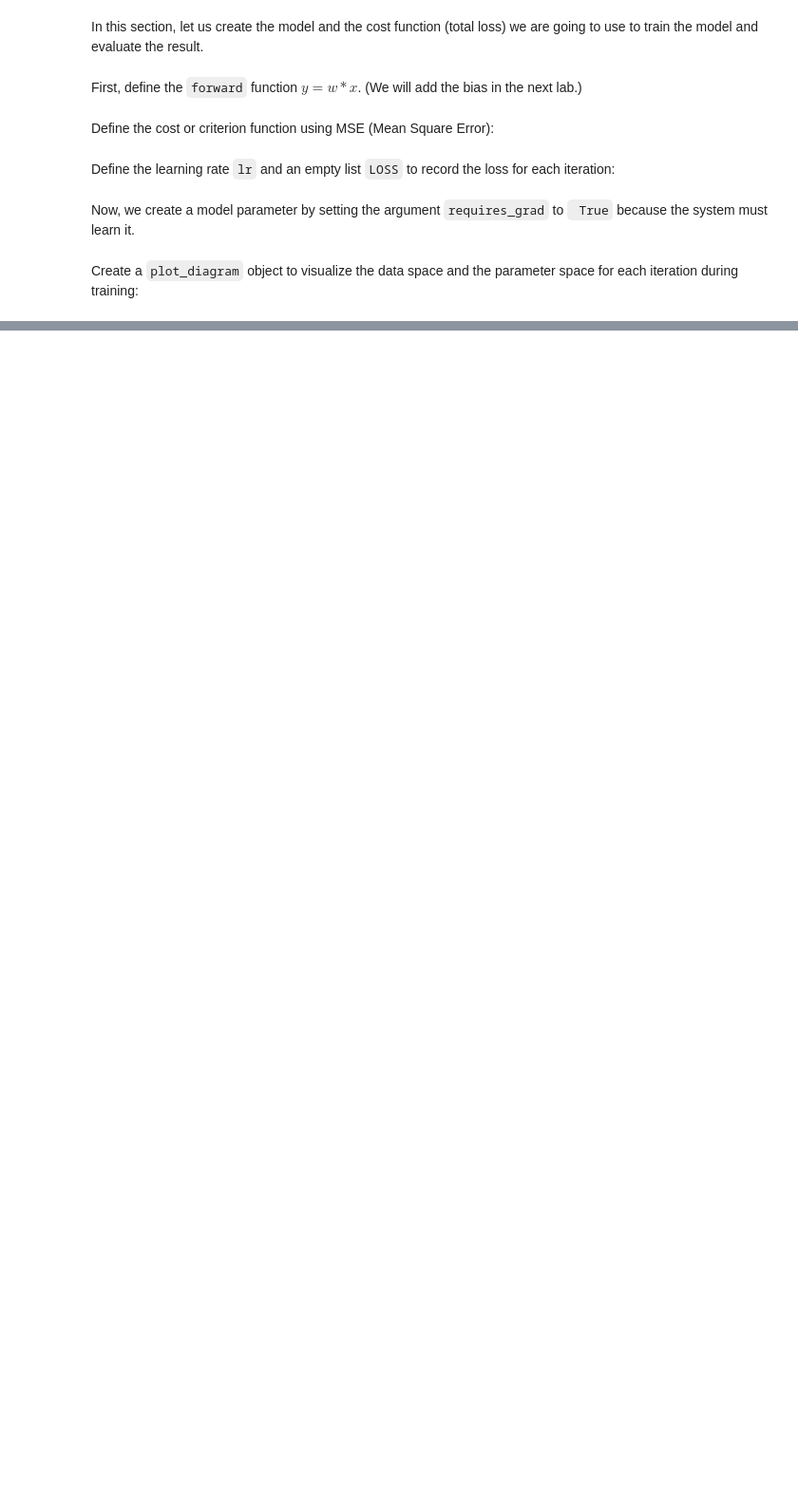
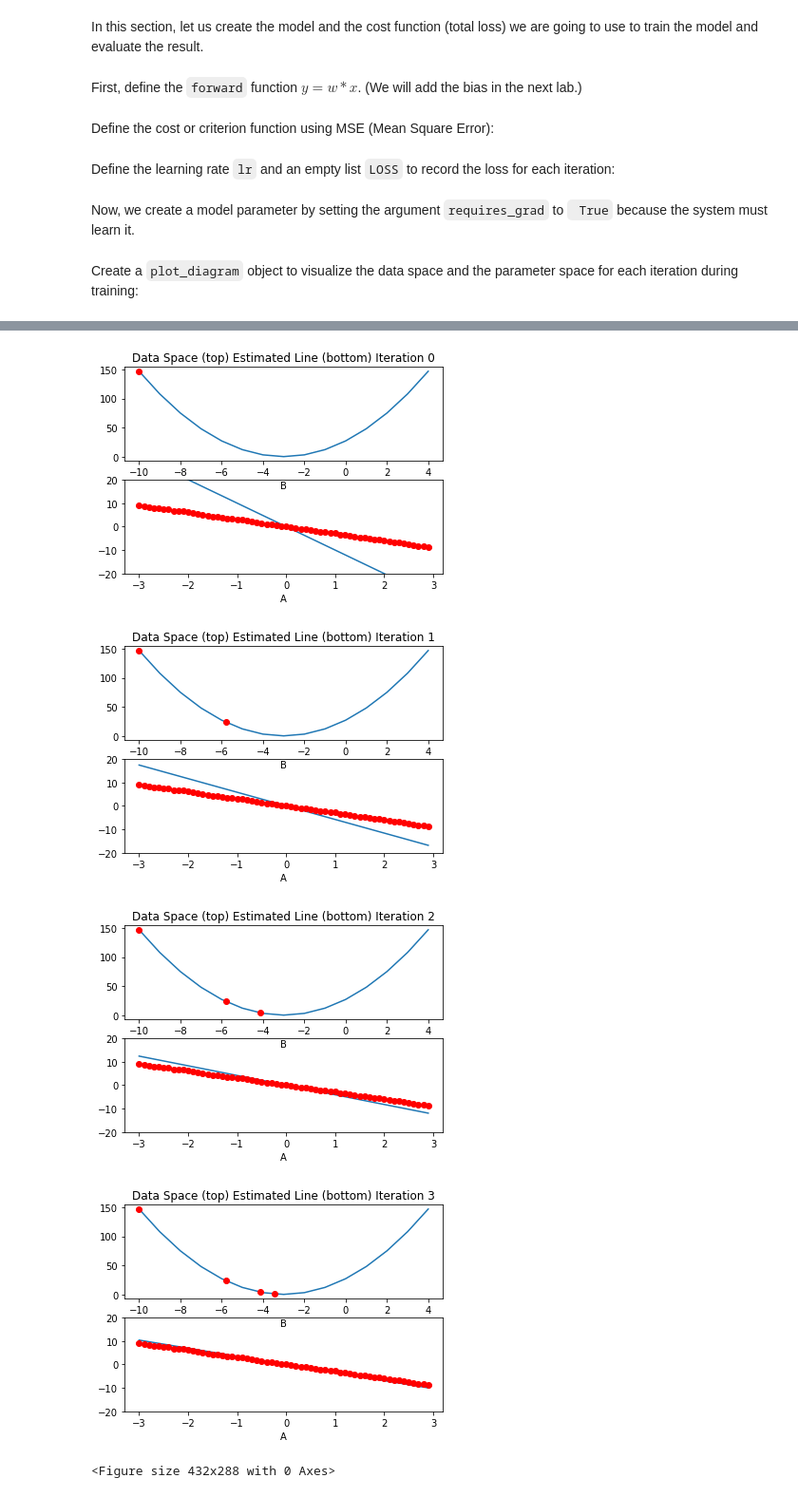
Before and after one commit to illumi91/PyTorch_Linear_regression, a Jupyter notebook: PyTorch_Linear_regression.ipynb, the cells around one changed output, grey strips where cells are left out. Shown at 95% size. Saved outputs shown, nothing was run; the diff lists cells and outputs as text; code cells hidden in the pictures; blank space fills up the shorter version.

Commit message:
train model

```diff
--- a/PyTorch_Linear_regression.ipynb
+++ b/PyTorch_Linear_regression.ipynb
@@ -363,0 +368,26 @@ gradient_plot = plot_diagram(X, Y, w, stop = 5)
+# %%
+# Define a function for train the model
+
+def train_model(iter):
+    for epoch in range (iter):
+
+        # make the prediction as we learned in the last lab
+        Yhat = forward(X)
+
+        # calculate the iteration
+        loss = criterion(Yhat,Y)
+
+        # plot the diagram for us to have a better idea
+        gradient_plot(Yhat, w, loss.item(), epoch)
+
+        # store the loss into list
+        LOSS.append(loss.item())
+
+        # backward pass: compute gradient of the loss with respect to all the learnable parameters
+        loss.backward()
+
+        # updata parameters
+        w.data = w.data - lr * w.grad.data
+
+        # zero the gradients before running the backward pass
+        w.grad.data.zero_()
@@ -363,0 +396,10 @@ gradient_plot = plot_diagram(X, Y, w, stop = 5)
+# %%
+# Give 4 iterations for training the model here.
+
+train_model(4)
+# %% [output]
+[figure, added]
+[figure, added]
+[figure, added]
+[figure, added]
+<Figure size 432x288 with 0 Axes>
```
Also changed, not shown: parts of 5 cells of this notebook.
